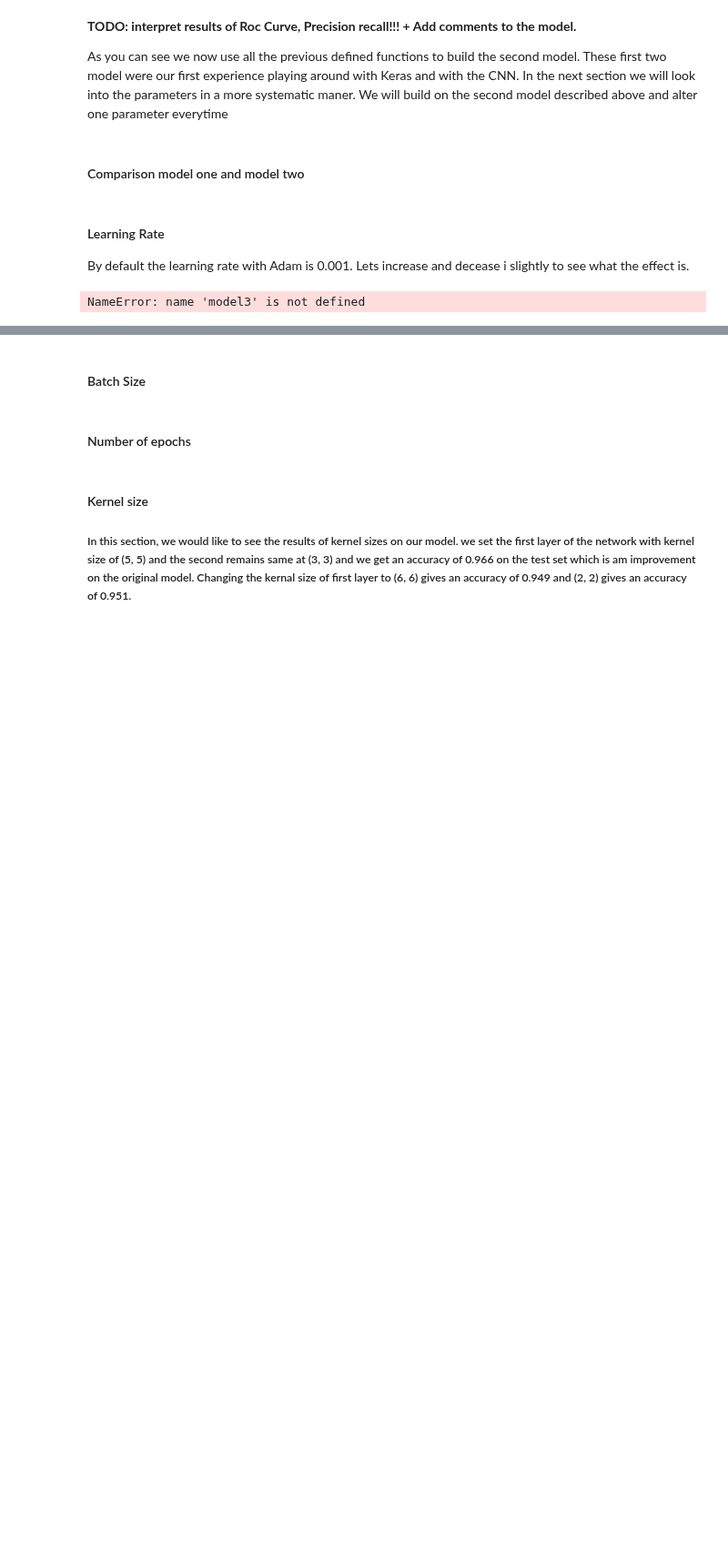
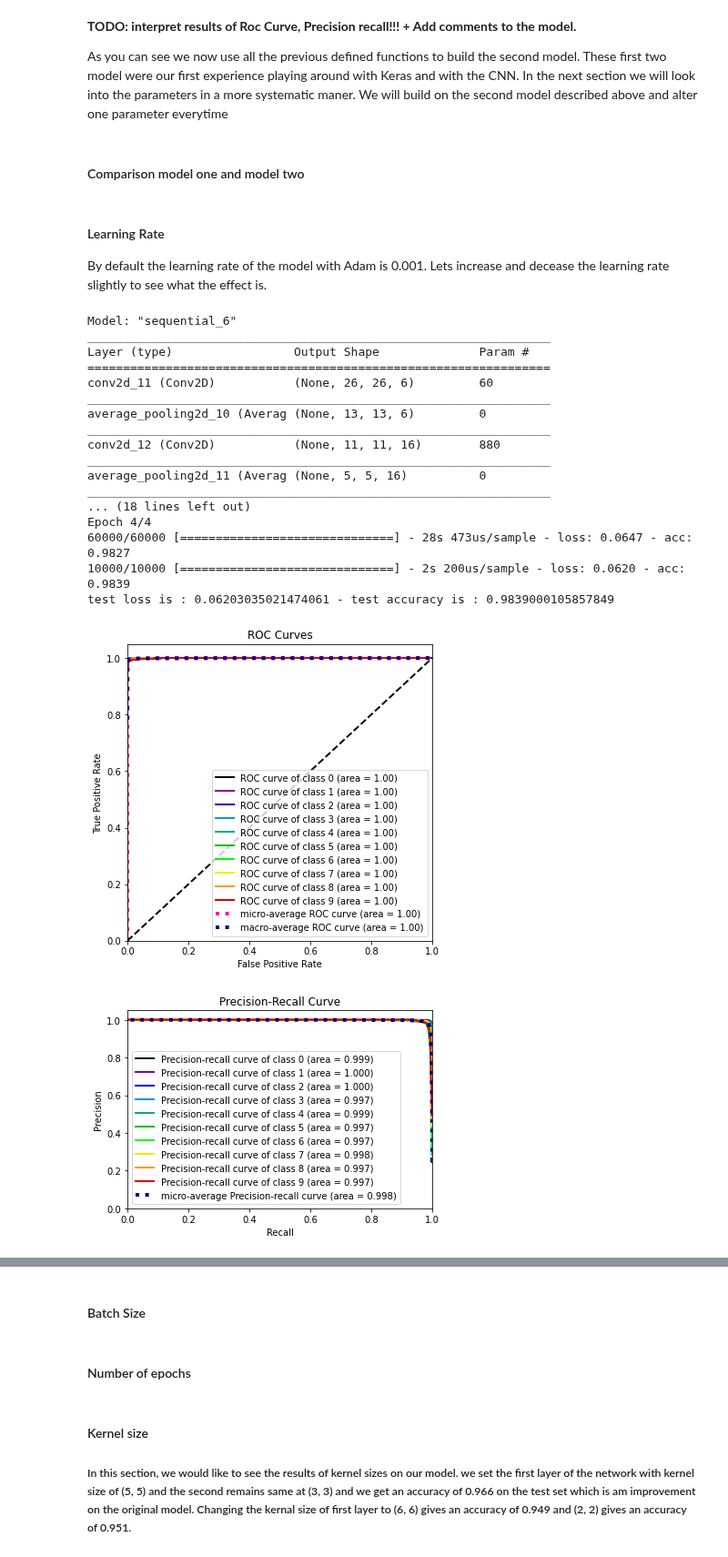
Before and after one commit to Adrieennn/CNN, a Jupyter notebook: NN.ipynb, the cells around one changed output, grey strips where cells are left out. Shown at 91% size. Drawn from its saved outputs; the diff is of its cells as text; code cells hidden in the pictures; blank space fills up the shorter version.

Commit message:
learning rate progress

```diff
--- a/NN.ipynb
+++ b/NN.ipynb
@@ -183,33 +184,47 @@ These first two model were our first experience playing around with Keras and wi
 # %% [markdown]
 #### Learning Rate
 
-By default the learning rate with Adam is 0.001. Lets increase and decease i slightly to see what the effect is.
+By default the learning rate of the model with Adam is 0.001. Lets increase and decease the learning rate slightly to see what the effect is.
 # %%
-model2_increase_lr = keras.Sequential()
+model2_increase_lr = keras.Sequential([
+        layers.Conv2D(filters=6, kernel_size=(3, 3), activation='relu', input_shape=(28,28,1)),
+        layers.AveragePooling2D(),
+        layers.Conv2D(filters=16, kernel_size=(3, 3), activation='relu'),
+        layers.AveragePooling2D(),
+        layers.Flatten(),
+        layers.Dense(units=120, activation='relu'),
+        layers.Dense(units=84, activation='relu'),
+        layers.Dense(units=10, activation = 'softmax')
+    ])
 
-model2_increase_lr.add(layers.Conv2D(filters=6, kernel_size=(3, 3), activation='relu', input_shape=(28,28,1)))
-model2_increase_lr.add(layers.AveragePooling2D())
-
-model2_increase_lr.add(layers.Conv2D(filters=16, kernel_size=(3, 3), activation='relu'))
-model2_increase_lr.add(layers.AveragePooling2D())
-
-model2_increase_lr.add(layers.Flatten())
-
-model2_increase_lr.add(layers.Dense(units=120, activation='relu'))
-
-model2_increase_lr.add(layers.Dense(units=84, activation='relu'))
-
-model2_increase_lr.add(layers.Dense(units=10, activation = 'softmax'))
 model2_increase_lr.summary()
 model2_increase_lr.compile(optimizer = tf.keras.optimizers.Adam(learning_rate=0.01)
 , loss = "sparse_categorical_crossentropy", metrics = ["accuracy"])
 
 # x_train = np.pad(x_train, ((0,0),(2,2),(2,2),(0,0)), 'constant')
 model2_increase_lr.fit(x_train, y_train, epochs = 4)
 
 accuracy(model2_increase_lr, x_test, y_test)
 roc_curve(model2_increase_lr, x_test, y_test)
 precision_recall(model2_increase_lr, x_test, y_test)
 # %% [output]
-NameError: name 'model3' is not defined
+Model: "sequential_6"
+_________________________________________________________________
+Layer (type)                 Output Shape              Param #
+=================================================================
+conv2d_11 (Conv2D)           (None, 26, 26, 6)         60
+_________________________________________________________________
+average_pooling2d_10 (Averag (None, 13, 13, 6)         0
+_________________________________________________________________
+conv2d_12 (Conv2D)           (None, 11, 11, 16)        880
+_________________________________________________________________
+average_pooling2d_11 (Averag (None, 5, 5, 16)          0
+_________________________________________________________________
+... (18 lines left out)
+Epoch 4/4
+60000/60000 [==============================] - 28s 473us/sample - loss: 0.0647 - acc: 0.9827
+10000/10000 [==============================] - 2s 200us/sample - loss: 0.0620 - acc: 0.9839
+test loss is : 0.06203035021474061 - test accuracy is : 0.9839000105857849
+[figure, added]
+[figure, added]
 # %%
```
Also changed, not shown: parts of 11 cells of this notebook.
